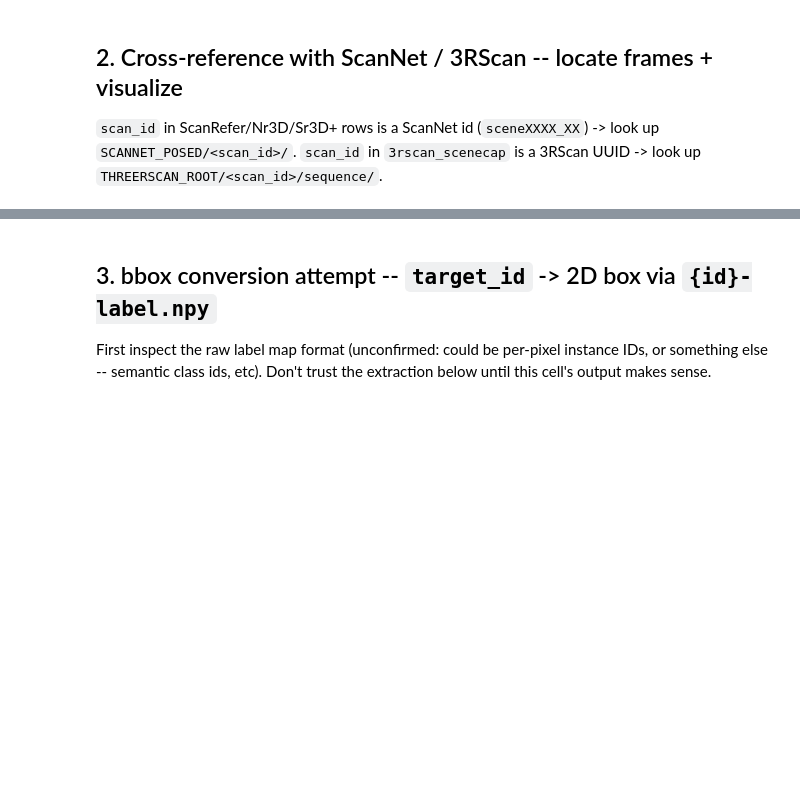
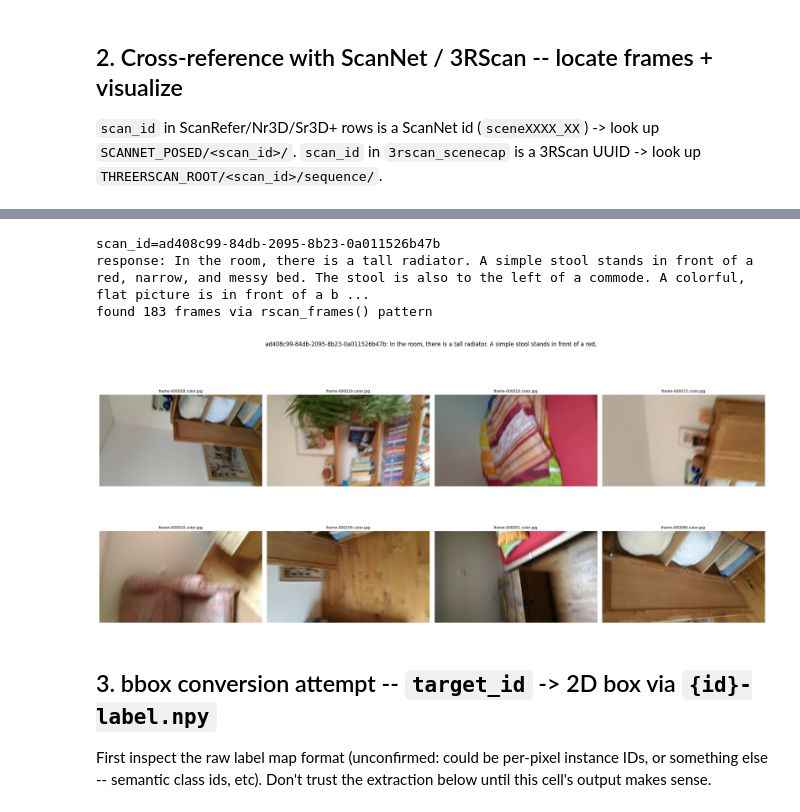
Before and after one commit to FullToker/vjepa201_vggt_combined, a Jupyter notebook: notebooks/leo_annotations_check.ipynb, the cells around one changed output, grey strips where cells are left out. Drawn from its saved outputs; the diff is of its cells as text; code cells hidden in the pictures; blank space fills up the shorter version.

```diff
--- a/notebooks/leo_annotations_check.ipynb
+++ b/notebooks/leo_annotations_check.ipynb
@@ -100,24 +141,36 @@ else:
 # %%
-# --- 3RScan-anchored example (scene_caption) ---
 scan_id = random.choice(list(loaded["3rscan_scenecap"].keys()))
 entry = random.choice(loaded["3rscan_scenecap"][scan_id])
 print(f"scan_id={scan_id}")
 print("response:", entry["response"][:300])
 
 frames = rscan_frames(scan_id)
 print(f"found {len(frames)} frames via rscan_frames() pattern")
 
 seq_dir = THREERSCAN_ROOT / scan_id / "sequence"
 if not frames and seq_dir.exists():
-    print("pattern matched nothing -- actual files in sequence/:")
-    print(list(seq_dir.glob("*"))[:20])
+  print("pattern matched nothing -- actual files in sequence/:")
+  print(list(seq_dir.glob("*"))[:20])
 elif frames:
-    fp = frames[0]
-    plt.figure(figsize=(6, 6))
-    plt.imshow(Image.open(fp).convert("RGB"))
-    plt.title(f"{scan_id} / {fp.name}")
-    plt.axis("off")
-    plt.show()
+  sample_frames = random.sample(frames, min(8, len(frames)))
+  n_cols = 4
+  n_rows = 2
+  fig, axes = plt.subplots(n_rows, n_cols, figsize=(5 * n_cols, 5 * n_rows))
+  axes = axes.flatten()
+  for ax, fp in zip(axes, sample_frames):
+      ax.imshow(Image.open(fp).convert("RGB"))
+      ax.set_title(fp.name, fontsize=8)
+      ax.axis("off")
+  for ax in axes[len(sample_frames):]:
+      ax.axis("off")
+  plt.suptitle(f"{scan_id}: {entry['response'][:80]}")
+  plt.tight_layout()
+  plt.show()
+# %% [output]
+scan_id=ad408c99-84db-2095-8b23-0a011526b47b
+response: In the room, there is a tall radiator. A simple stool stands in front of a red, narrow, and messy bed. The stool is also to the left of a commode. A colorful, flat picture is in front of a b ...
+found 183 frames via rscan_frames() pattern
+[figure, added]
 # %% [markdown]
 ## 3. bbox conversion attempt -- `target_id` -> 2D box via `{id}-label.npy`
 
```
Also changed, not shown: parts of 7 cells of this notebook.
